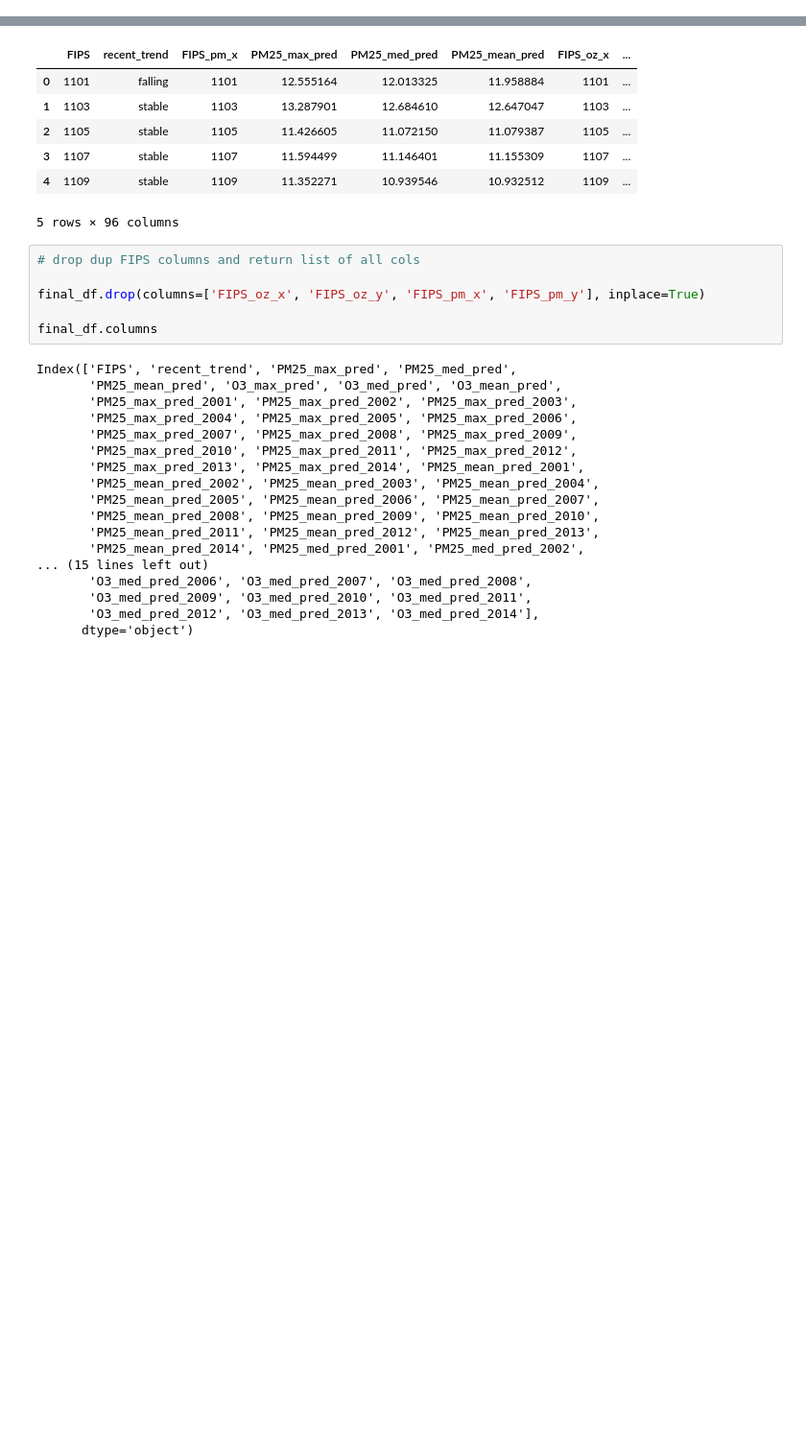
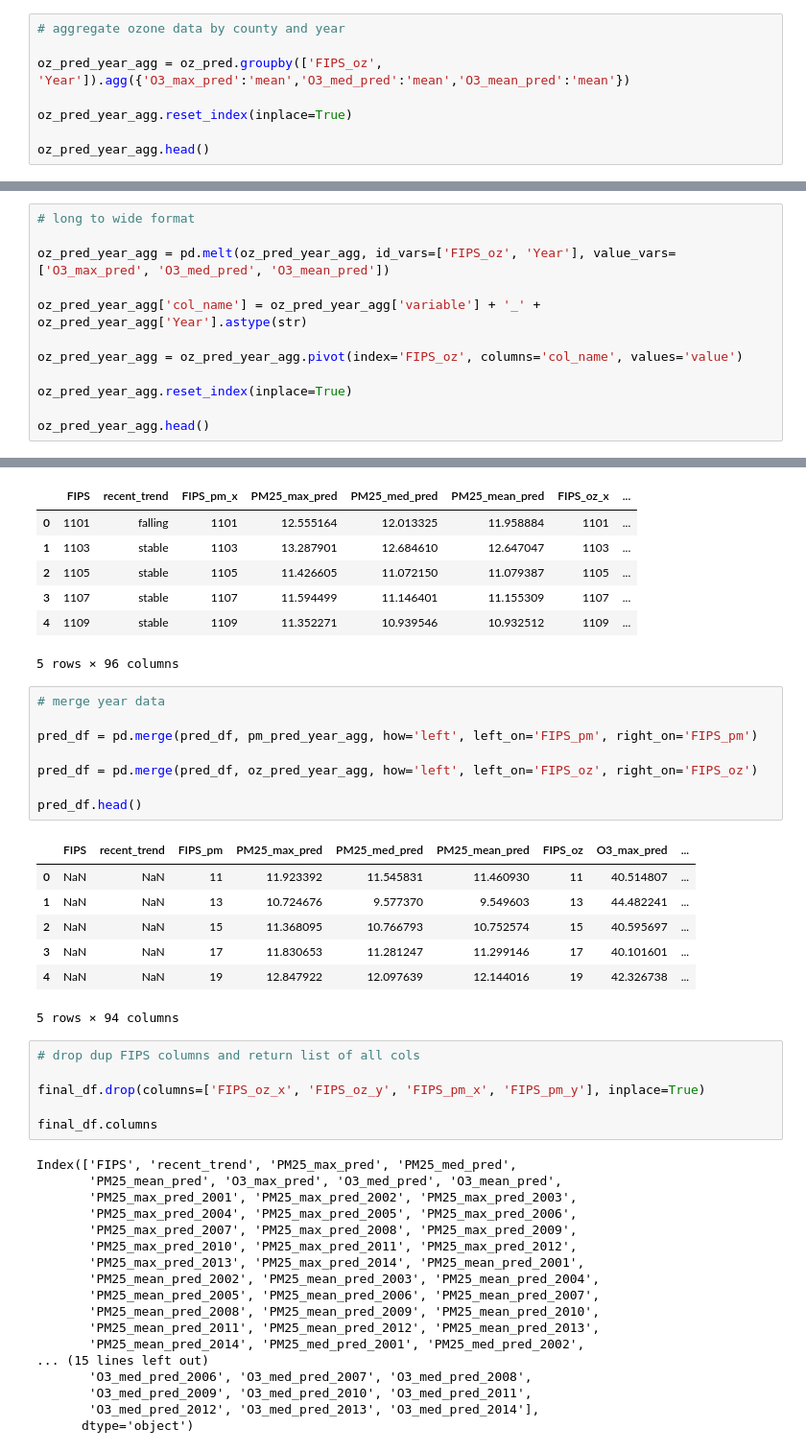
Before and after one commit to cbeckler/eco_cancer_incidence_rates, a Jupyter notebook: ETL.ipynb, the cells around one changed output, grey strips where cells are left out. Shown at 96% size. Drawn from its saved outputs; the diff is of its cells as text; blank space fills up the shorter version.

```diff
--- a/ETL.ipynb
+++ b/ETL.ipynb
@@ -257,3 +413,11 @@ oz_year_agg.head()
 | 2 | 11 | 2003 | 40.068504 | 38.835014 | 38.825136 |
 | 3 | 11 | 2004 | 39.985884 | 38.801989 | 38.819420 |
 | 4 | 11 | 2005 | 41.686453 | 40.529218 | 40.518377 |
+# %%
+# aggregate ozone data by county and year
+
+oz_pred_year_agg = oz_pred.groupby(['FIPS_oz', 'Year']).agg({'O3_max_pred':'mean','O3_med_pred':'mean','O3_mean_pred':'mean'})
+
+oz_pred_year_agg.reset_index(inplace=True)
+
+oz_pred_year_agg.head()
@@ -277,3 +448,15 @@ oz_year_agg.head()
 | 3 | 17 | 41.606691 | 41.316442 | 39.441656 | 39.402323 | 42.373669 | ... |
 | 4 | 19 | 43.658069 | 43.200936 | 43.007695 | 41.240142 | 42.970437 | ... |
 5 rows × 43 columns
+# %%
+# long to wide format
+
+oz_pred_year_agg = pd.melt(oz_pred_year_agg, id_vars=['FIPS_oz', 'Year'], value_vars=['O3_max_pred', 'O3_med_pred', 'O3_mean_pred'])
+
+oz_pred_year_agg['col_name'] = oz_pred_year_agg['variable'] + '_' + oz_pred_year_agg['Year'].astype(str)
+
+oz_pred_year_agg = oz_pred_year_agg.pivot(index='FIPS_oz', columns='col_name', values='value')
+
+oz_pred_year_agg.reset_index(inplace=True)
+
+oz_pred_year_agg.head()
@@ -346,6 +583,22 @@ final_df.head()
 | 3 | 1107 | stable | 1107 | 11.594499 | 11.146401 | 11.155309 | 1107 | ... |
 | 4 | 1109 | stable | 1109 | 11.352271 | 10.939546 | 10.932512 | 1109 | ... |
 5 rows × 96 columns
+# %%
+# merge year data
+
+pred_df = pd.merge(pred_df, pm_pred_year_agg, how='left', left_on='FIPS_pm', right_on='FIPS_pm')
+
+pred_df = pd.merge(pred_df, oz_pred_year_agg, how='left', left_on='FIPS_oz', right_on='FIPS_oz')
+
+pred_df.head()
+# %% [output]
+|  | FIPS | recent_trend | FIPS_pm | PM25_max_pred | PM25_med_pred | PM25_mean_pred | FIPS_oz | O3_max_pred | ... |
+| 0 | NaN | NaN | 11 | 11.923392 | 11.545831 | 11.460930 | 11 | 40.514807 | ... |
+| 1 | NaN | NaN | 13 | 10.724676 | 9.577370 | 9.549603 | 13 | 44.482241 | ... |
+| 2 | NaN | NaN | 15 | 11.368095 | 10.766793 | 10.752574 | 15 | 40.595697 | ... |
+| 3 | NaN | NaN | 17 | 11.830653 | 11.281247 | 11.299146 | 17 | 40.101601 | ... |
+| 4 | NaN | NaN | 19 | 12.847922 | 12.097639 | 12.144016 | 19 | 42.326738 | ... |
+5 rows × 94 columns
 # %%
 # drop dup FIPS columns and return list of all cols
 
```
Also changed, not shown: parts of 27 cells of this notebook.
